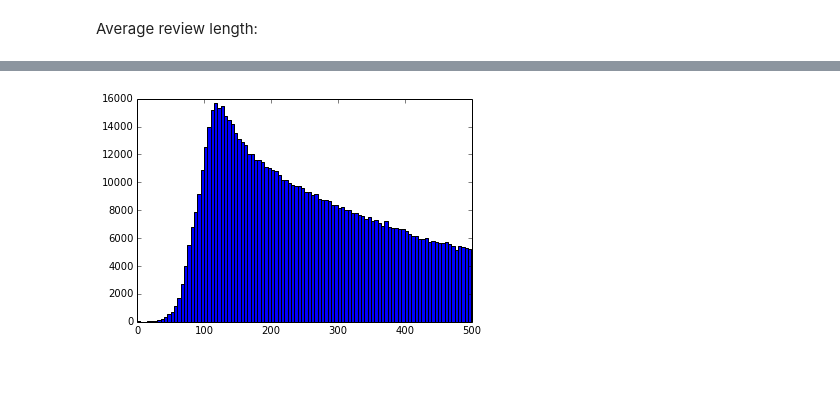
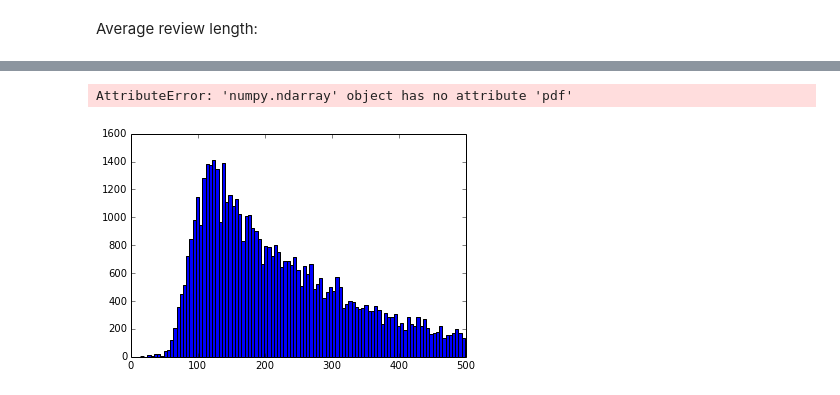
Before and after one commit to tianhuil/dataprojects, a Jupyter notebook: francesco/Amazon_Import_Reviews.ipynb, the cells around one changed output, grey strips where cells are left out. Saved outputs shown, nothing was run; the diff lists cells and outputs as text; code cells hidden in the pictures.

```diff
--- a/francesco/Amazon_Import_Reviews.ipynb
+++ b/francesco/Amazon_Import_Reviews.ipynb
@@ -49,2 +15,4 @@ gen = parse('Electronics')
+# %%
+gen = read_gz.parse('Jewelry')
 # %%
 df = pd.DataFrame([x for x in gen])
@@ -96,7 +67,20 @@ show()
+# %%
+logs = np.array([np.log(x) for x in lengths if x!= 0])
+m = logs.mean()
+s = logs.std()
+norm = (logs - m)/s
+#plt.hist(norm, bins=100)
+x = np.linspace(-6,6,100)
+y = norm.pdf(x)
+plt.plt(x,y)
+plt.show()
+norm(
+# %% [output]
+AttributeError: 'numpy.ndarray' object has no attribute 'pdf'
 # %%
 short_review = [rev for rev in lengths if rev < 500]
 # %%
-hist(short_review, bins = 100)
-show()
+plt.hist(short_review, bins = 100)
+plt.show()
 # %% [output]
-[figure, old version]
+[figure, new version]
```
Also changed, not shown: parts of 17 cells of this notebook, 9 other files.
